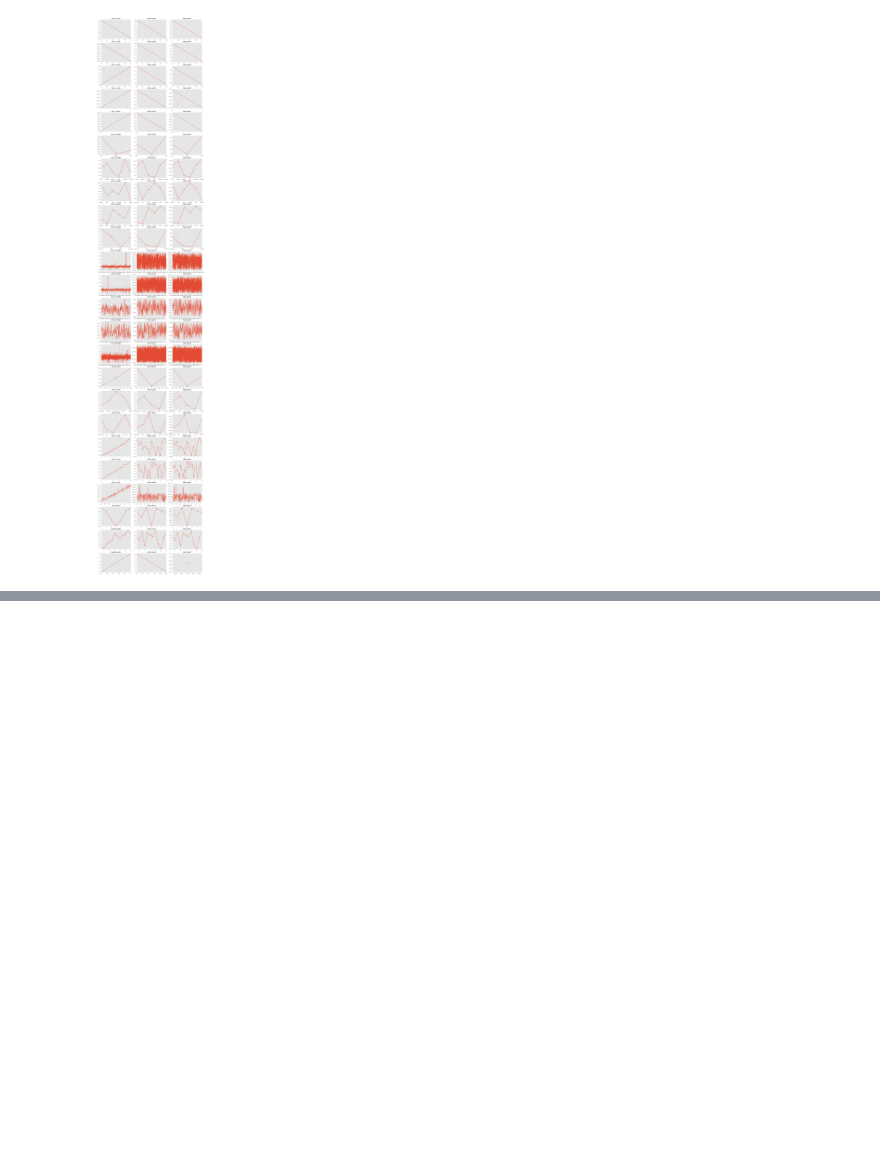
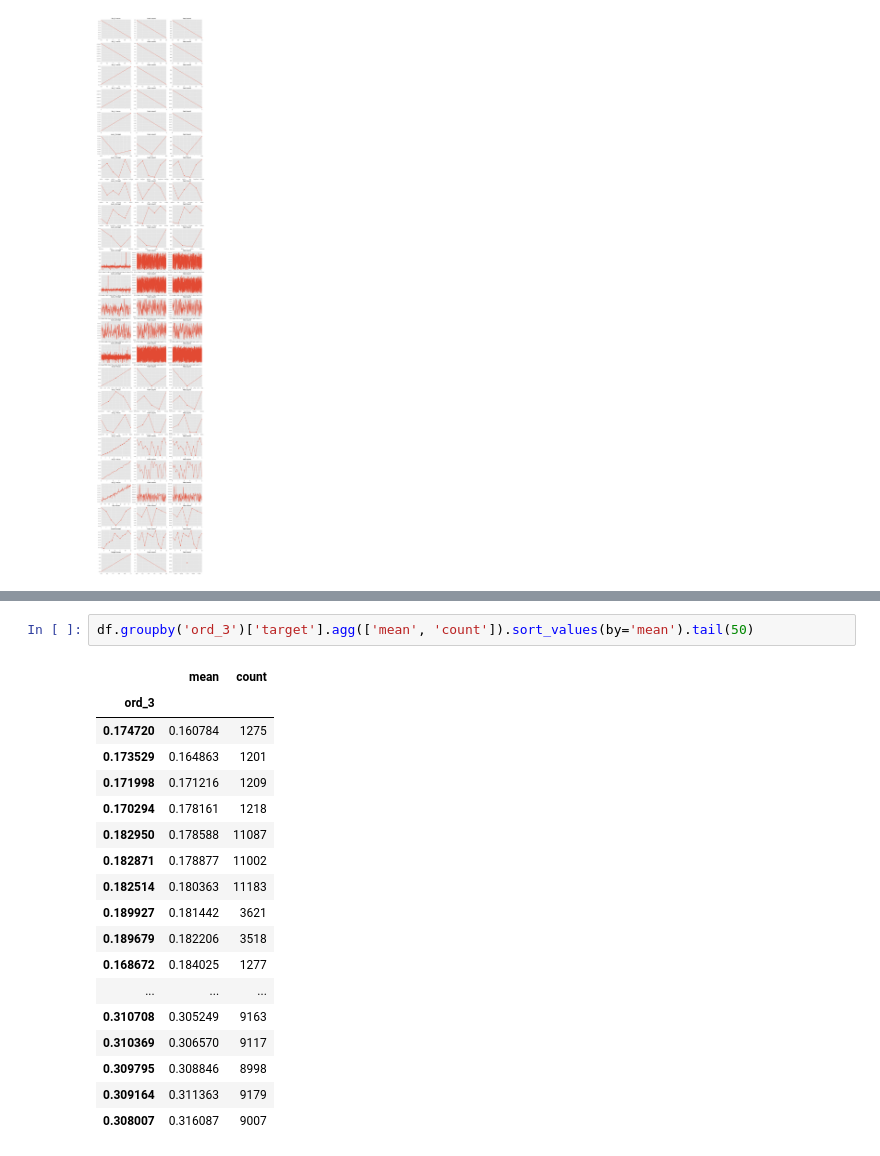
Before and after one commit to viktorsapozhok/cafeen, a Jupyter notebook: notebooks/1_simple_eda.ipynb, the cells around one changed output, grey strips where cells are left out. Drawn from its saved outputs; the diff is of its cells as text; blank space fills up the shorter version.

```diff
--- a/notebooks/1_simple_eda.ipynb
+++ b/notebooks/1_simple_eda.ipynb
@@ -197,0 +225,21 @@ for i in range(nrows):
+# %%
+df.groupby('ord_3')['target'].agg(['mean', 'count']).sort_values(by='mean').tail(50)
+# %% [output]
+|  | mean | count |
+| ord_3 |  |  |
+| 0.174720 | 0.160784 | 1275 |
+| 0.173529 | 0.164863 | 1201 |
+| 0.171998 | 0.171216 | 1209 |
+| 0.170294 | 0.178161 | 1218 |
+| 0.182950 | 0.178588 | 11087 |
+| 0.182871 | 0.178877 | 11002 |
+| 0.182514 | 0.180363 | 11183 |
+| 0.189927 | 0.181442 | 3621 |
+| 0.189679 | 0.182206 | 3518 |
+| 0.168672 | 0.184025 | 1277 |
+| ... | ... | ... |
+| 0.310708 | 0.305249 | 9163 |
+| 0.310369 | 0.306570 | 9117 |
+| 0.309795 | 0.308846 | 8998 |
+| 0.309164 | 0.311363 | 9179 |
+| 0.308007 | 0.316087 | 9007 |
```
Also changed, not shown: parts of 5 cells of this notebook, 4 other files.
